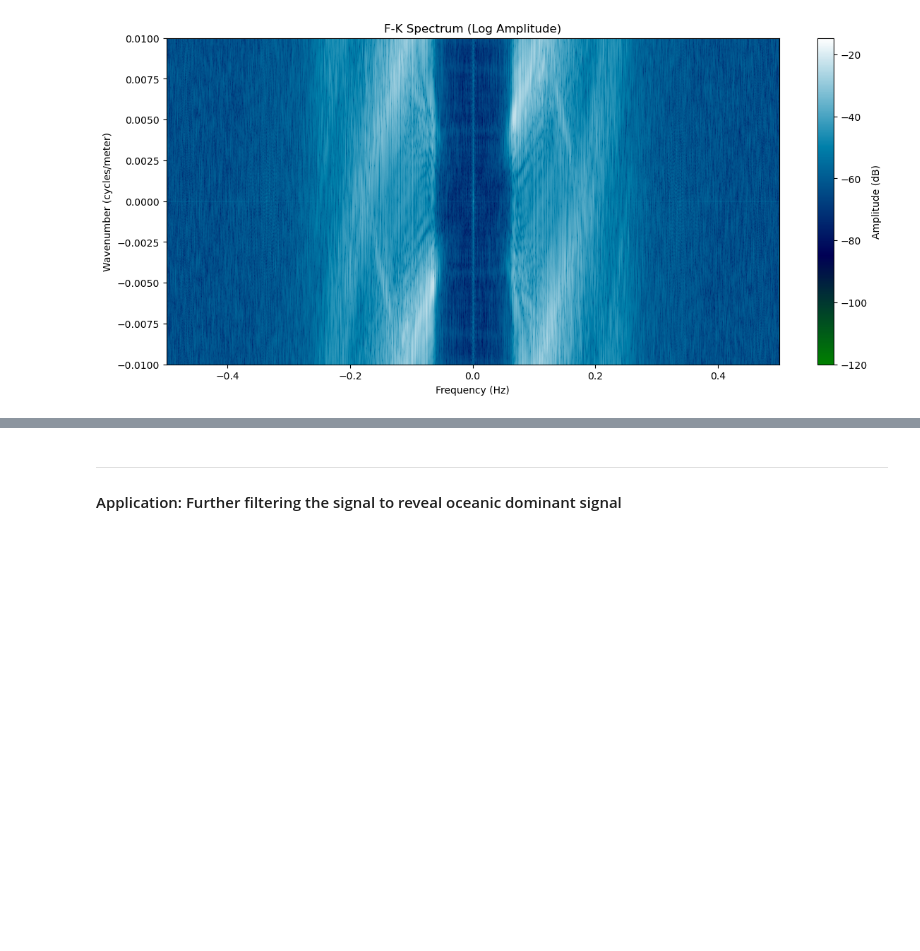
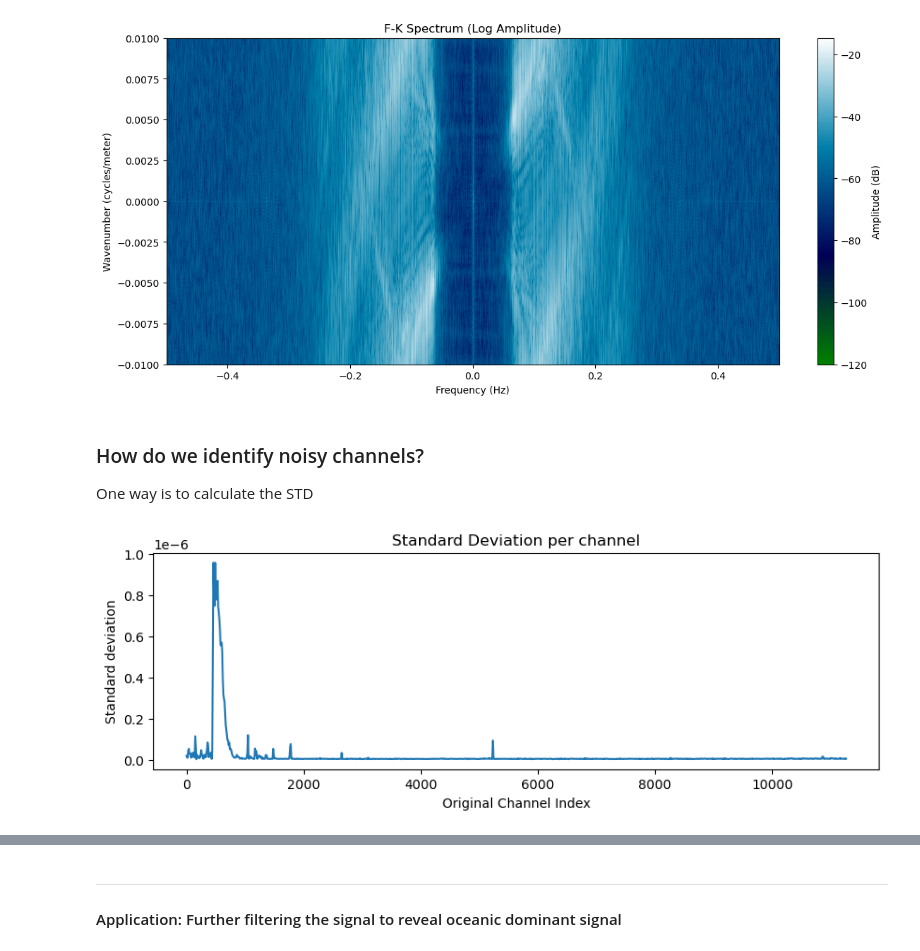
Before and after one commit to ippolyte/ocean-das-training, a Jupyter notebook: SUBMERSE_Copenhagen_HCMR.ipynb, the cells around one changed output, grey strips where cells are left out. Saved outputs shown, nothing was run; the diff lists cells and outputs as text; code cells hidden in the pictures; blank space fills up the shorter version.

```diff
--- a/SUBMERSE_Copenhagen_HCMR.ipynb
+++ b/SUBMERSE_Copenhagen_HCMR.ipynb
@@ -479,3 +525,17 @@ def fk_spectrum(dataArray, sampleRate, channelSpacing, mycmap,f_max_zoom):
 fk_spectrum_all = fk_spectrum(clean_dset, sampleRate=50, channelSpacing=50, mycmap='ocean',f_max_zoom=0.5)
 # %% [output]
 [figure]
+# %% [markdown]
+### How do we identify noisy channels? <br>
+One way is to calculate the STD
+# %%
+fig = plt.figure(figsize=(10, 3))
+st_dev = np.std(clean_dset,axis=0) # calculate STD for each channel
+# Create x-axis labels to match the original channel IDs
+chIndex = np.arange(0,11270,10)
+plt.ylabel('Standard deviation')
+plt.xlabel('Original Channel Index')
+plt.title('Standard Deviation per channel')
+plt.plot(chIndex,st_dev);
+# %% [output]
+[figure, added]
```
Also changed, not shown: parts of 18 cells of this notebook.
